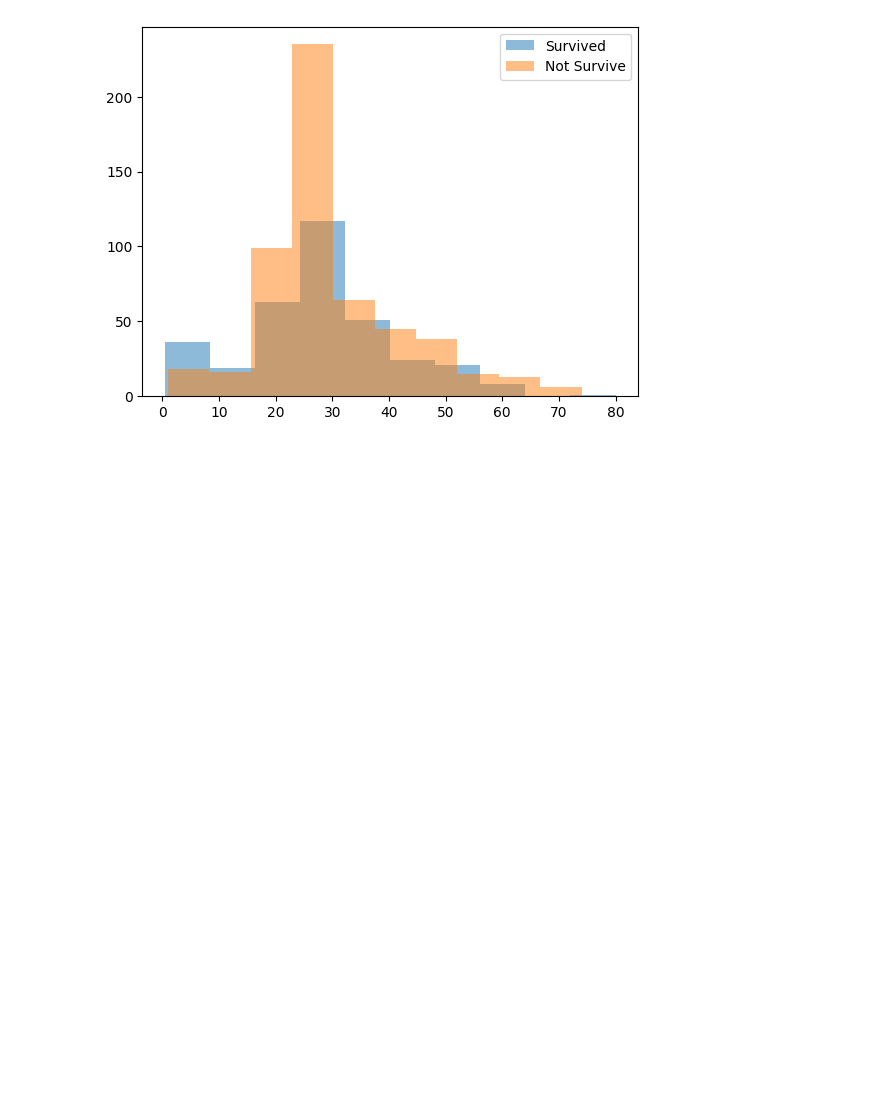
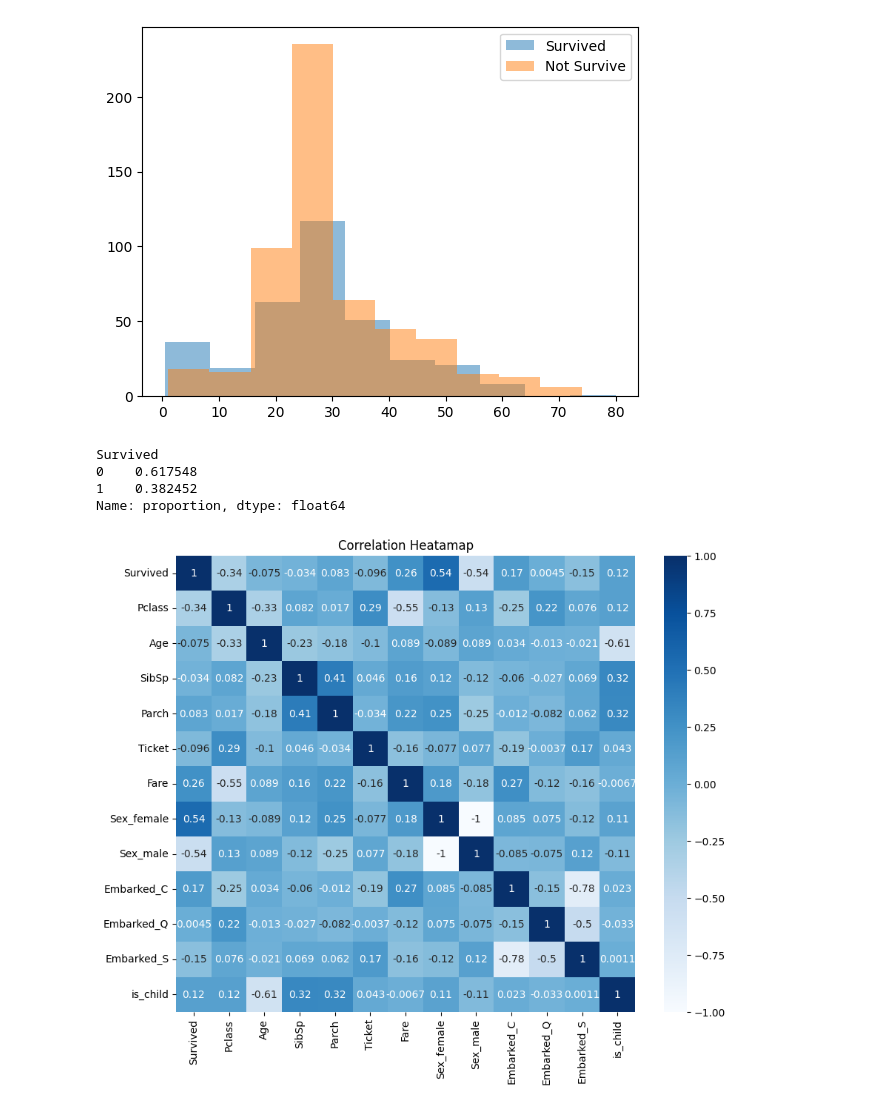
Before and after one commit to logan-heydt/Titanic-Prediction, a Jupyter notebook: src/titanic_predictions.ipynb, the cells around one changed output. Cells and saved outputs as stored; diff of their text form; code cells hidden in the pictures; blank space fills up the shorter version.

```diff
--- a/src/titanic_predictions.ipynb
+++ b/src/titanic_predictions.ipynb
@@ -43,15 +45,33 @@ impute_cols = ['Age']
 
 # Need to drop the 2 null embarked
 # %%
-# Dropped 2 null Embarked
-modeling_df = df.dropna(subset=['Embarked'])
+def transform_data(df):
 
+    modeling_df = df.copy()
 
-# Imputed Age
-imputer = SimpleImputer(strategy='mean')
-imputer.fit(modeling_df[impute_cols])
-x_imputed = imputer.transform(modeling_df[impute_cols])
-modeling_df[impute_cols] = pd.DataFrame(x_imputed, columns=impute_cols, index=modeling_df.index)
+    # Dropped null Embarked
+    modeling_df = modeling_df.dropna(subset=['Embarked'])
 
-# Dropped unneccesary columns
-modeling_df.drop(columns=drop_cols)
+    # Imputed Age
+    imputer = SimpleImputer(strategy='mean')
+    imputer.fit(modeling_df[impute_cols])
+    x_imputed = imputer.transform(modeling_df[impute_cols])
+    modeling_df[impute_cols] = pd.DataFrame(x_imputed, columns=impute_cols, index=modeling_df.index)
+
+    # Dropped unneccesary columns
+    modeling_df.drop(columns=drop_cols, inplace= True)
+
+    # One Hot Encoding
+    encoder = OneHotEncoder(sparse_output=False)
+    one_hot_encoded = encoder.fit_transform(modeling_df[one_hot_cols])
+    one_hot_df = pd.DataFrame(one_hot_encoded, columns= encoder.get_feature_names_out(one_hot_cols), index=modeling_df.index)
+    modeling_df = pd.concat([modeling_df.drop(columns=one_hot_cols, axis=1), one_hot_df], axis=1)
+
+    # Ticket string to number
+    modeling_df['Ticket'] = modeling_df['Ticket'].str.extract(r'(\d+)\s*$')
+
+    modeling_df['is_child'] = (modeling_df['Age'] < 18).astype(int)
+
+    return modeling_df
+
+modeling_df = transform_data(df)
@@ -79,3 +85,19 @@ plt.legend()
 plt.show()
 # %% [output]
 [figure]
+# %%
+target_dist = modeling_df['Survived'].value_counts(normalize=True)
+target_dist
+# %% [output]
+Survived
+0    0.617548
+1    0.382452
+Name: proportion, dtype: float64
+# %%
+plt.figure(figsize=(10,8))
+corr = modeling_df.corr()
+sb.heatmap(corr, cmap='Blues', annot=True)
+plt.title("Correlation Heatamap")
+plt.show()
+# %% [output]
+[figure, added]
```
Also changed, not shown: parts of 3 cells of this notebook.
